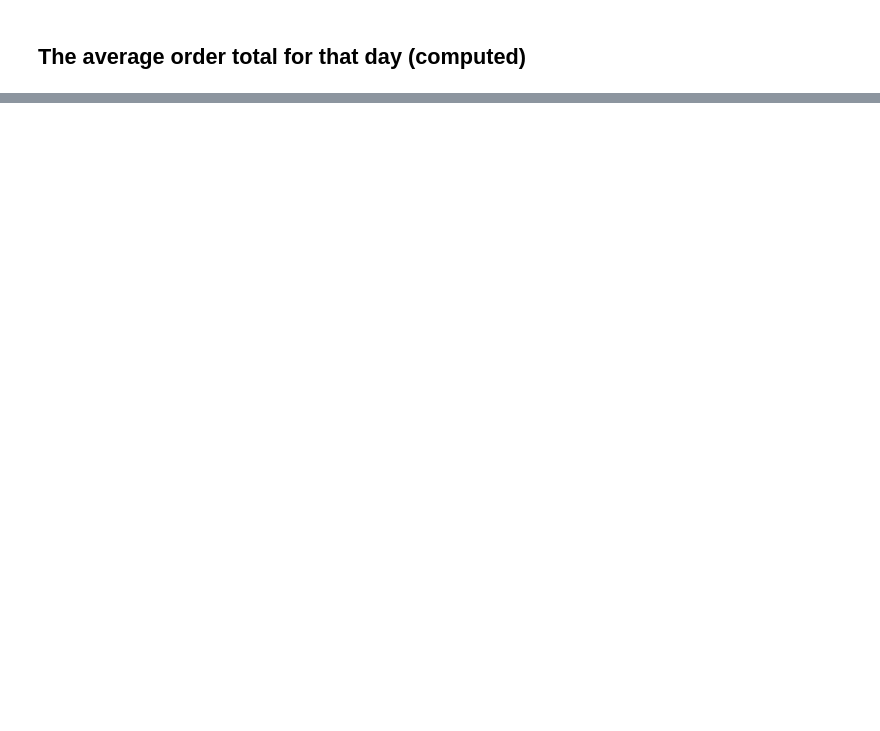
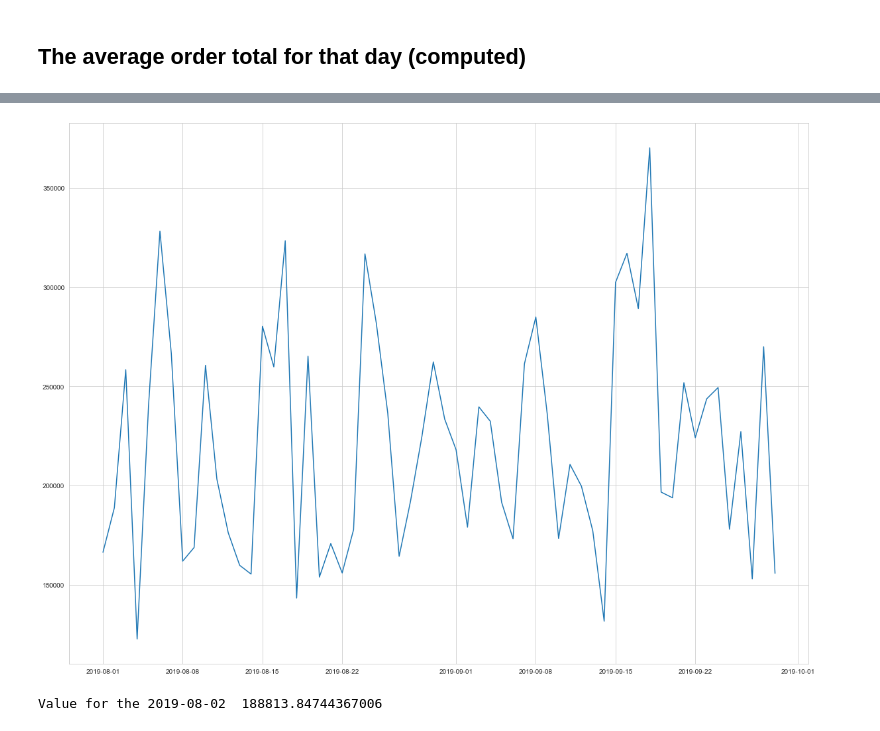
Before and after one commit to asaidomar/suade_test, a Jupyter notebook: data_analyse.ipynb, the cells around one changed output, grey strips where cells are left out. Cells and saved outputs as stored; diff of their text form; code cells hidden in the pictures; blank space fills up the shorter version.

```diff
--- a/data_analyse.ipynb
+++ b/data_analyse.ipynb
@@ -302,0 +445,2 @@ Value for the 2019-08-02  6707985.327199999
+# %%
+commission_per_day_per_order_avg = merged_commission_df.groupby(["date", 'order_id'])['commission_amount'].mean()
@@ -302,0 +463,11 @@ Value for the 2019-08-02  6707985.327199999
+# %%
+commission_per_day_per_order_avg = commission_per_day_per_order_avg.reset_index().groupby("date")["commission_amount"].mean()
+# %%
+plt.figure(figsize=(20,15))
+ax_avg_commission_order = sns.lineplot(data=commission_per_day_per_order_avg)
+# %% [output]
+[figure, added]
+# %%
+print("Value for the 2019-08-02 ", commission_per_day_per_order_avg[get_date("2019-08-02")])
+# %% [output]
+Value for the 2019-08-02  188813.84744367006
```
Also changed, not shown: parts of 42 cells of this notebook, 23 other files.
